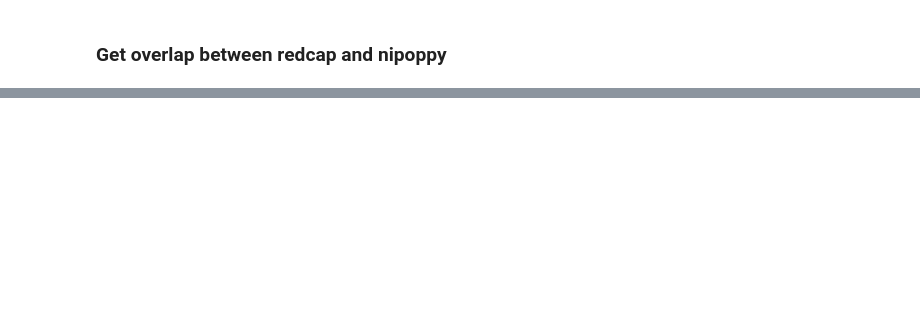
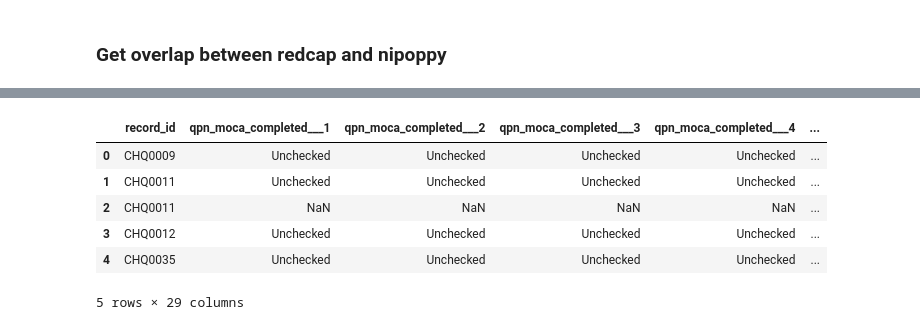
Before and after one commit to nipoppy/nipoppy, a Jupyter notebook: nipoppy/notebooks/tabular_merge.ipynb, the cells around one changed output, grey strips where cells are left out. Saved outputs shown, nothing was run; the diff lists cells and outputs as text; code cells hidden in the pictures; blank space fills up the shorter version.

```diff
--- a/nipoppy/notebooks/tabular_merge.ipynb
+++ b/nipoppy/notebooks/tabular_merge.ipynb
@@ -346,5 +547,13 @@ for k,v in record_dict.items():
 # %%
-substr = "date"
+substr = "moca"
 res = [i for i in redcap_cols if substr in i]
-query_df[res].head()
+query_df[[index_col]+res].head()
+# %% [output]
+|  | record_id | qpn_moca_completed___1 | qpn_moca_completed___2 | qpn_moca_completed___3 | qpn_moca_completed___4 | ... |
+| 0 | CHQ0009 | Unchecked | Unchecked | Unchecked | Unchecked | ... |
+| 1 | CHQ0011 | Unchecked | Unchecked | Unchecked | Unchecked | ... |
+| 2 | CHQ0011 | NaN | NaN | NaN | NaN | ... |
+| 3 | CHQ0012 | Unchecked | Unchecked | Unchecked | Unchecked | ... |
+| 4 | CHQ0035 | Unchecked | Unchecked | Unchecked | Unchecked | ... |
+5 rows × 29 columns
 # %%
```
Also changed, not shown: parts of 31 cells of this notebook, 2 other files.
